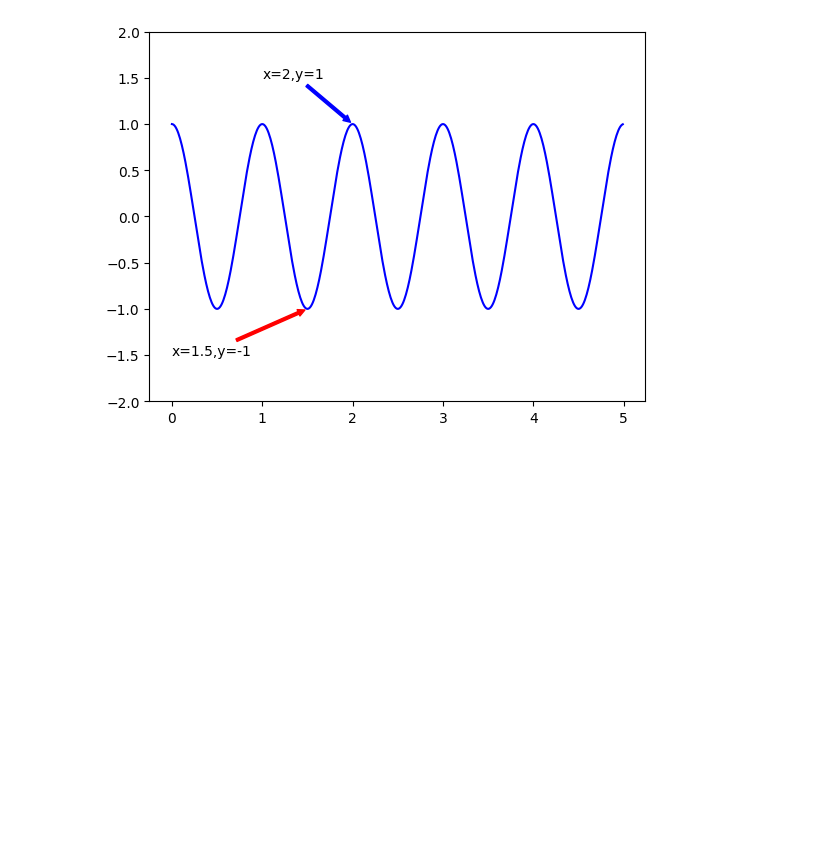
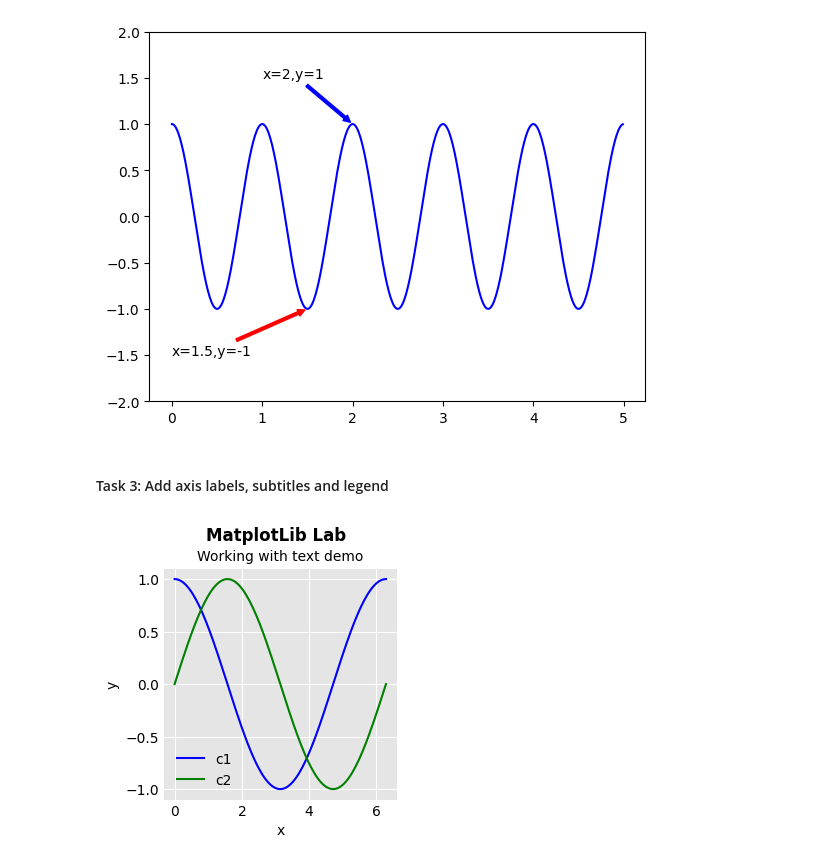
Before and after one commit to iyliahutta/Intro-to-Programming-for-DS, a Jupyter notebook: Lab 3/Lab 3.ipynb, the cells around one changed output. Cells and saved outputs as stored; diff of their text form; code cells hidden in the pictures; blank space fills up the shorter version.

Commit message:
lab 3 - complete part 4 task 3

```diff
--- a/Lab 3/Lab 3.ipynb
+++ b/Lab 3/Lab 3.ipynb
@@ -223,3 +223,40 @@ ax.annotate('x=2,y=1',
 plt.show()
 # %% [output]
 [figure]
+# %% [markdown]
+#### Task 3: Add axis labels, subtitles and legend
+# %%
+x = np.linspace(0, 2*np.pi, 128)
+y1 = np.cos(x) # y values for c1
+y2 = np.sin(x) # y values for c2
+
+fig = plt.figure(figsize=(3, 3))
+ax = fig.add_subplot(111)
+ax.plot(x, y1, label = "c1", color='blue')
+ax.plot(x, y2, label = "c2", color='green')
+
+# remove plot borders
+ax.spines['right'].set_visible(False)
+ax.spines['left'].set_visible(False)
+ax.spines['top'].set_visible(False)
+ax.spines['bottom'].set_visible(False)
+
+# remove axis tick markers
+ax.tick_params(length=0)
+
+# add gridlines
+ax.grid(color='w')
+ax.set_facecolor('#e5e5e5')
+
+# add legend
+ax.legend(frameon=False) # legend without frame and transparent
+
+# amend axis labels and add title and suptitle
+plt.xlabel('x')
+plt.ylabel('y')
+plt.suptitle('MatplotLib Lab', y=1.02, fontweight='bold',fontsize=12) # use suptitle for title
+plt.title('Working with text demo', fontsize=10) # use title for subtitle
+
+plt.show()
+# %% [output]
+[figure, added]
```
